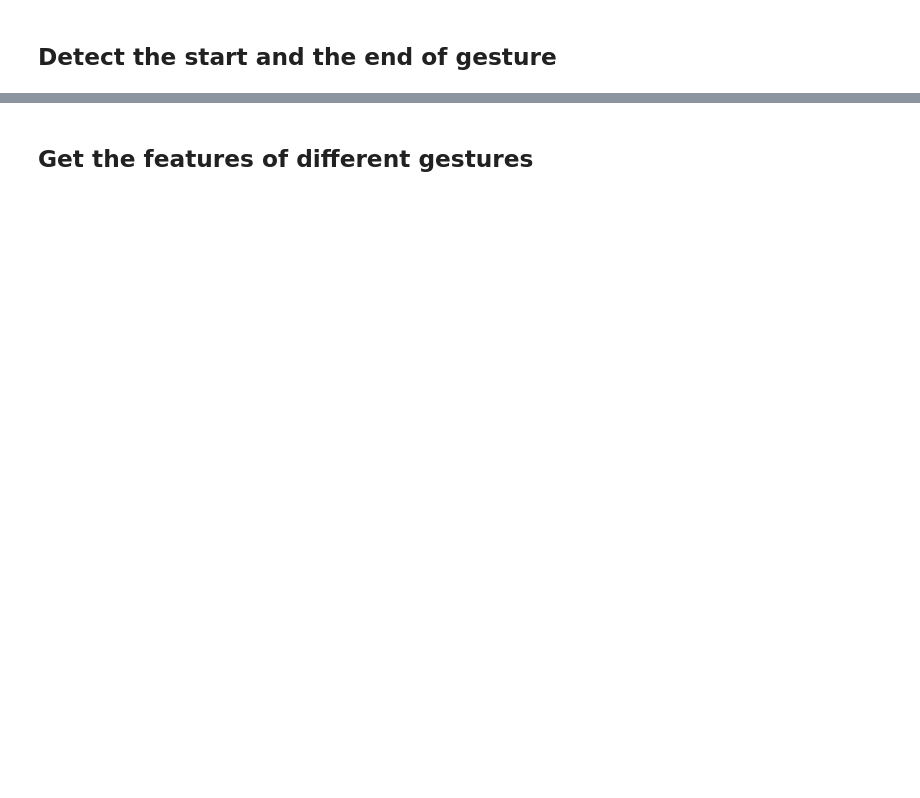
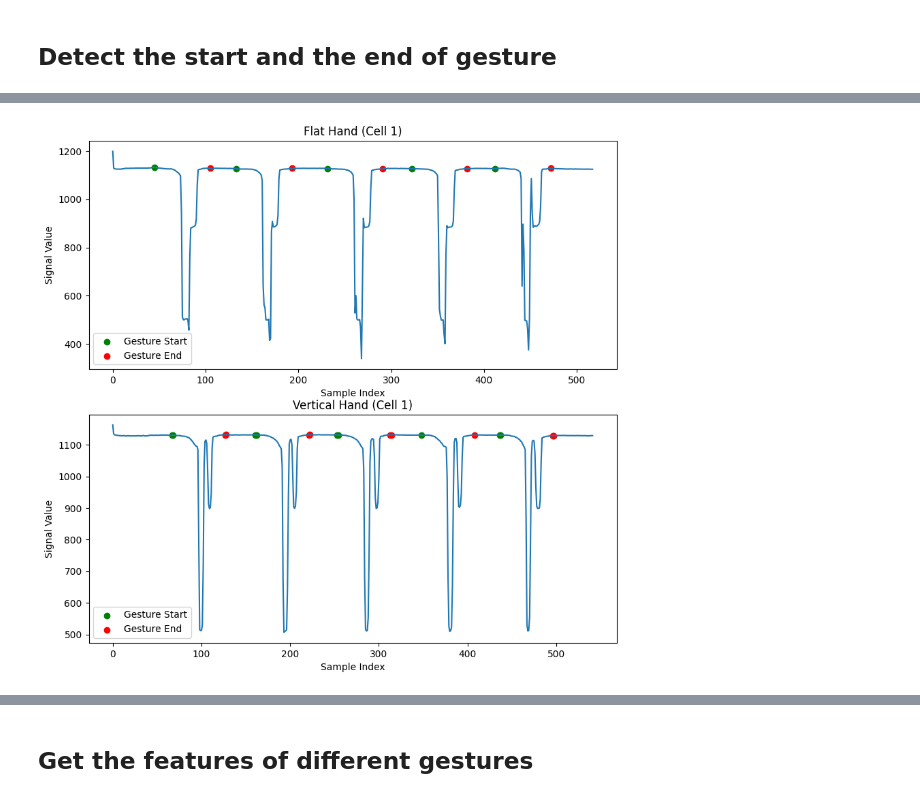
Before and after one commit to Dragonsky8/VLC_Lab_G4, a Jupyter notebook: Lab3/Processor.ipynb, the cells around one changed output, grey strips where cells are left out. Drawn from its saved outputs; the diff is of its cells as text; code cells hidden in the pictures; blank space fills up the shorter version.

```diff
--- a/Lab3/Processor.ipynb
+++ b/Lab3/Processor.ipynb
@@ -265,0 +429,87 @@ plt.show()
+# %%
+def detect_gesture_starts_ends(signal, window_size, std_threshold, mean_threshold):
+    starts = []
+    ends = []
+
+    for i in range(len(signal) - window_size):
+        window = signal[i:i+window_size]
+        std_dev = np.std(window)
+        mean = np.mean(window)
+        last_sample = window[-1]
+
+        if std_dev < std_threshold and abs(last_sample - mean) > mean_threshold:
+            starts.append(i)
+            ends.append(i + 2*window_size)
+
+    return starts, ends
+
+# Get the start and end points of hand gesture of cell 1
+zscore_solar_cell_1_flat = stats.zscore(solar_cell_denoised_1_flat)
+zscore_solar_cell_1_vertical = stats.zscore(solar_cell_denoised_1_vertical)
+starts_1_flat, ends_1_flat = detect_gesture_starts_ends(zscore_solar_cell_1_flat, 30, 0.5, 0.45) #the mean and std threshold should be changed?????????
+starts_1_vertical, ends_1_vertical = detect_gesture_starts_ends(zscore_solar_cell_1_vertical, 30, 0.5, 0.25)
+
+# Get the start and end points of hand gesture of cell 2
+zscore_solar_cell_2_flat = stats.zscore(solar_cell_denoised_2_flat)
+zscore_solar_cell_2_vertical = stats.zscore(solar_cell_denoised_2_vertical)
+starts_2_flat, ends_2_flat = detect_gesture_starts_ends(zscore_solar_cell_2_flat, 30, 0.5, 0.25) #the mean and std threshold should be changed?????????
+starts_2_vertical, ends_2_vertical = detect_gesture_starts_ends(zscore_solar_cell_2_vertical, 30, 0.5, 0.25)
+
+## Plot the flat hand gesture of cell 1 signals
+plt.figure(figsize=(10, 20))
+plt.subplot(4, 1, 1)  # Create a subplot with 2 rows and 1 column, select the first subplot
+plt.plot(solar_cell_denoised_1_flat)
+plt.title('Flat Hand (Cell 1)')
+
+## Highlight the start and end points
+plt.scatter(starts_1_flat, solar_cell_denoised_1_flat[starts_1_flat], color='green', label='Gesture Start')
+plt.scatter(ends_1_flat, solar_cell_denoised_1_flat[ends_1_flat], color='red', label='Gesture End')
+
+plt.xlabel('Sample Index')
+plt.ylabel('Signal Value')
+plt.legend()
+
+## Plot the vertical hand gesture of cell 1 signals
+plt.subplot(4, 1, 2)  # Select the second subplot
+plt.plot(solar_cell_denoised_1_vertical)
+plt.title('Vertical Hand (Cell 1)')
+
+## Highlight the start and end points
+plt.scatter(starts_1_vertical, solar_cell_denoised_1_vertical[starts_1_vertical], color='green', label='Gesture Start')
+plt.scatter(ends_1_vertical, solar_cell_denoised_1_vertical[ends_1_vertical], color='red', label='Gesture End')
+
+plt.xlabel('Sample Index')
+plt.ylabel('Signal Value')
+plt.legend()
+
+## Plot the flat hand gesture of cell 2 signals
+plt.figure(figsize=(10, 5))
+plt.subplot(4, 1, 3)  # Create a subplot with 2 rows and 1 column, select the first subplot
+plt.plot(solar_cell_denoised_2_flat)
+plt.title('Flat Hand (Cell 2)')
+
+## Highlight the start and end points
+plt.scatter(starts_2_flat, solar_cell_denoised_2_flat[starts_2_flat], color='green', label='Gesture Start')
+plt.scatter(ends_2_flat, solar_cell_denoised_2_flat[ends_2_flat], color='red', label='Gesture End')
+
+plt.xlabel('Sample Index')
+plt.ylabel('Signal Value')
+plt.legend()
+
+## Plot the vertical hand gesture of cell 1 signals
+plt.subplot(4, 1, 4)  # Select the second subplot
+plt.plot(solar_cell_denoised_2_vertical)
+plt.title('Vertical Hand (Cell 2)')
+
+## Highlight the start and end points
+plt.scatter(starts_2_vertical, solar_cell_denoised_2_vertical[starts_2_vertical], color='green', label='Gesture Start')
+plt.scatter(ends_2_vertical, solar_cell_denoised_2_vertical[ends_2_vertical], color='red', label='Gesture End')
+
+plt.xlabel('Sample Index')
+plt.ylabel('Signal Value')
+plt.legend()
+
+plt.tight_layout()  # Adjust subplot layout for better spacing
+plt.show()
+# %% [output]
+[figure, added]
```
Also changed, not shown: parts of 7 cells of this notebook, 5 other files.
